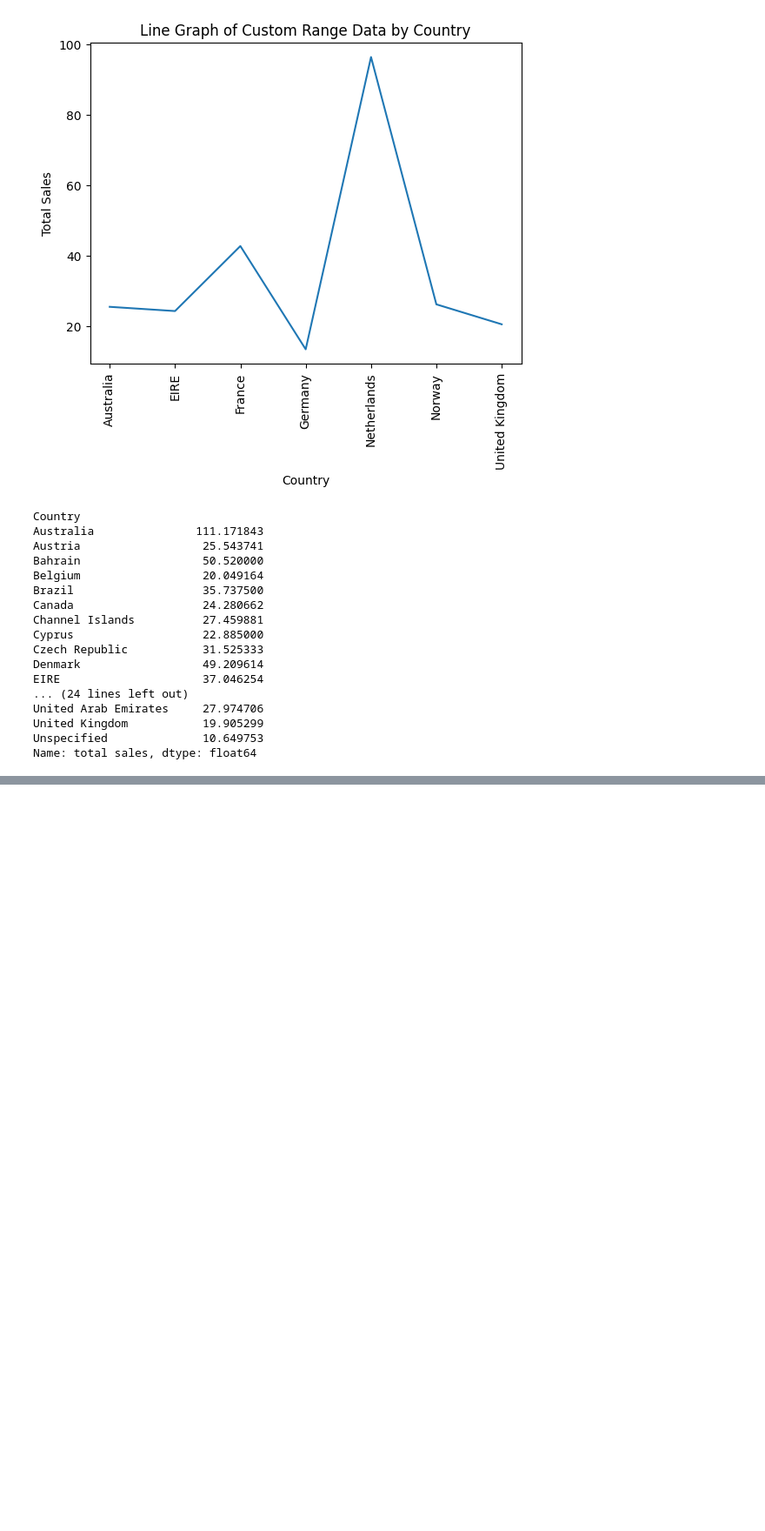
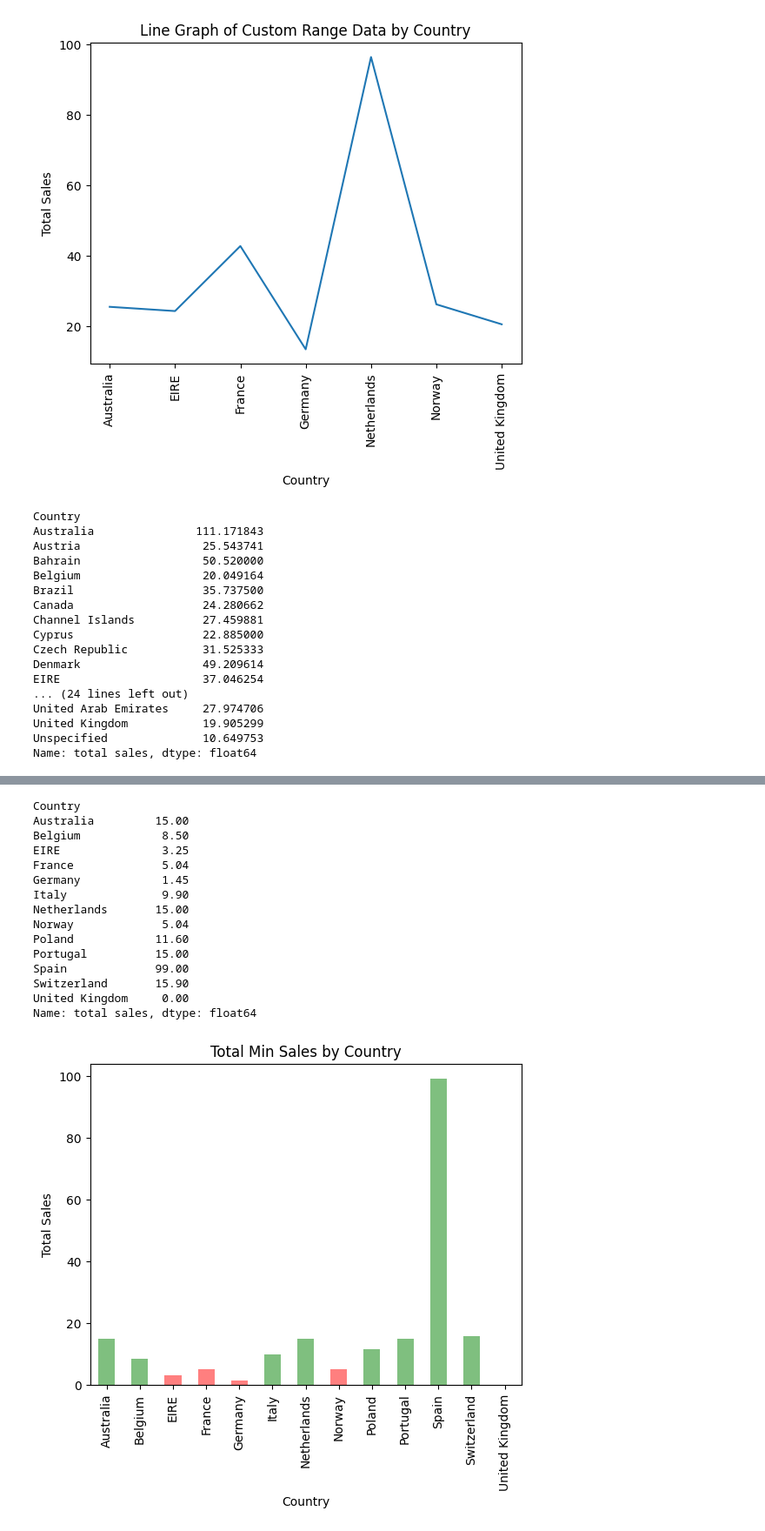
Before and after one commit to dhruv8112/intership, a Jupyter notebook: ecommerce_data.ipynb, the cells around one changed output, grey strips where cells are left out. Shown at 87% size. Drawn from its saved outputs; the diff is of its cells as text; code cells hidden in the pictures; blank space fills up the shorter version.

```diff
--- a/ecommerce_data.ipynb
+++ b/ecommerce_data.ipynb
@@ -998,0 +1046,7 @@ plt.show()
+# %%
+df['InvoiceDate']=pd.to_datetime(df['InvoiceDate'])
+start_date='12-01-2010'
+
+end_date='12-03-2010'
+custom_range_data=df[(df['InvoiceDate']>=start_date) & (df['InvoiceDate']<=end_date)]
+print(custom_range_data)
@@ -998,0 +1099,33 @@ plt.show()
+# %%
+country_by = custom_range_data.groupby('Country')['total sales'].min()
+
+print(country_by)
+# Create a bar chart of total sales by country
+colors = ['red' if value < 7 else 'green' for value in country_by.values]
+country_by.plot(kind='bar', alpha=0.5, color=colors)
+
+
+# Add title and labels
+plt.title('Total Min Sales by Country')
+plt.xlabel('Country')
+plt.ylabel('Total Sales')
+plt.xticks(rotation=90)
+# Show the plot
+plt.show()
+# %% [output]
+Country
+Australia         15.00
+Belgium            8.50
+EIRE               3.25
+France             5.04
+Germany            1.45
+Italy              9.90
+Netherlands       15.00
+Norway             5.04
+Poland            11.60
+Portugal          15.00
+Spain             99.00
+Switzerland       15.90
+United Kingdom     0.00
+Name: total sales, dtype: float64
+[figure, added]
```
Also changed, not shown: parts of 64 cells of this notebook.
